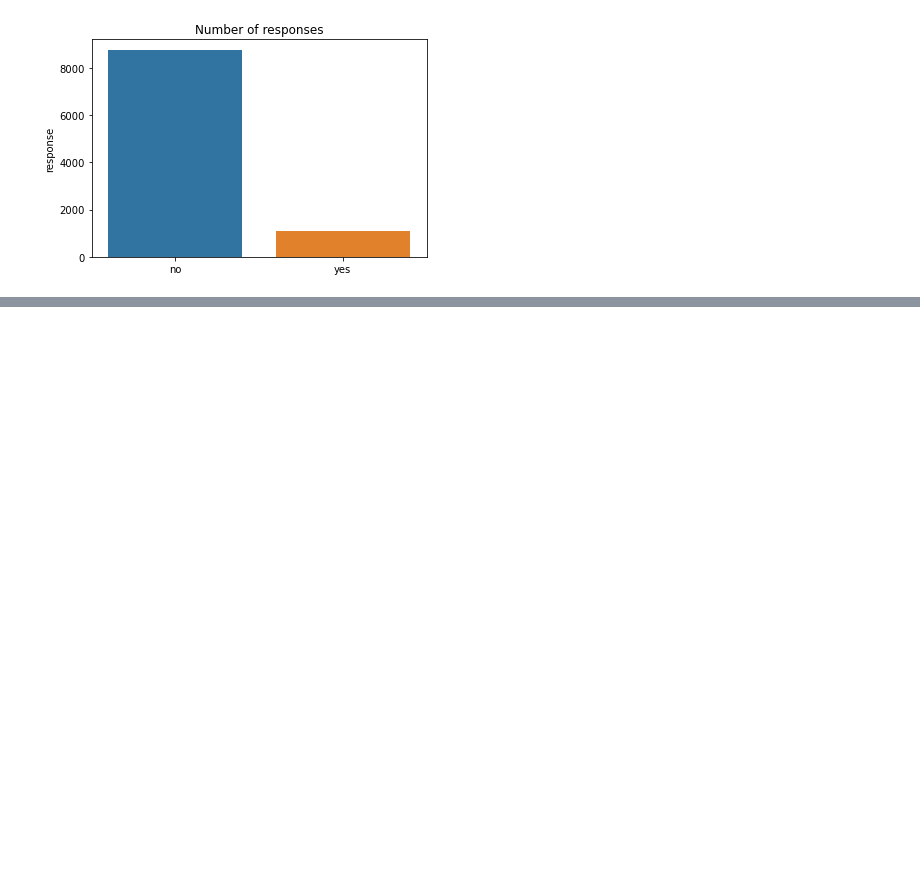
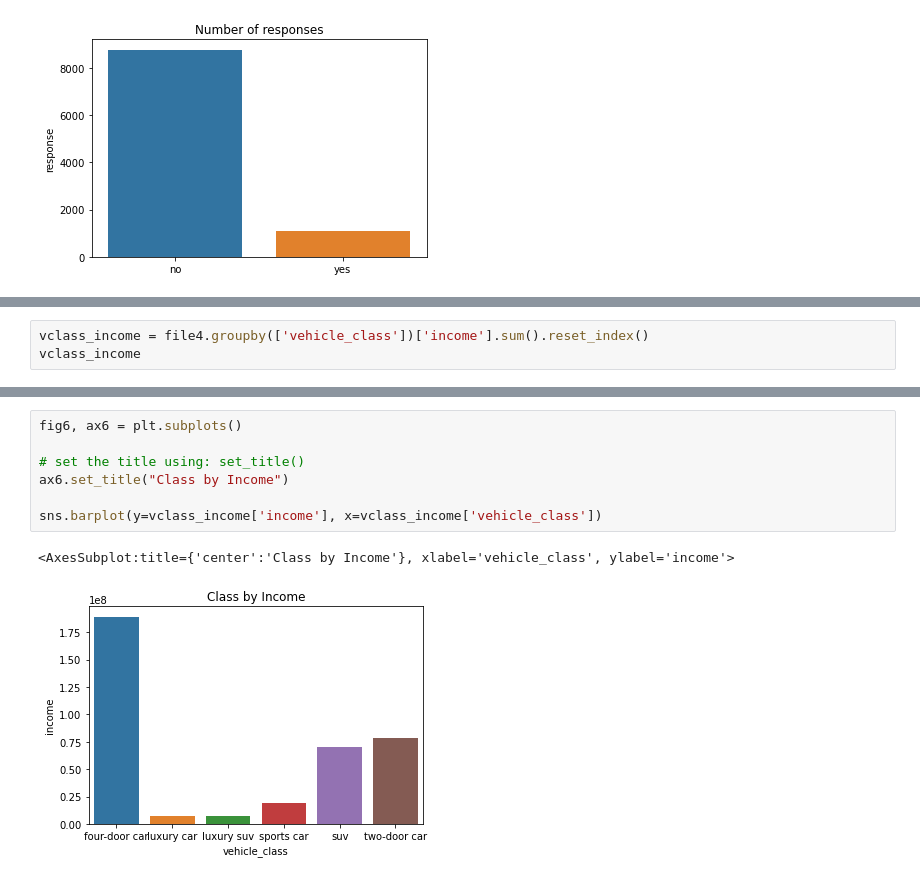
Before and after one commit to Rene-Stuedemann/IronRene, a Jupyter notebook: Ironhack Labs/Customer_Analysis_Case_Study/Notebook_Customer_Analysis_Case_Study_Rene.ipynb, the cells around one changed output, grey strips where cells are left out. Saved outputs shown, nothing was run; the diff lists cells and outputs as text; blank space fills up the shorter version.

```diff
--- a/Ironhack Labs/Customer_Analysis_Case_Study/Notebook_Customer_Analysis_Case_Study_Rene.ipynb
+++ b/Ironhack Labs/Customer_Analysis_Case_Study/Notebook_Customer_Analysis_Case_Study_Rene.ipynb
@@ -1122,0 +1146,3 @@ Out of my data set I don't see a high correlation (greater than 0.9) between a p
+# %%
+vclass_income = file4.groupby(['vehicle_class'])['income'].sum().reset_index()
+vclass_income
@@ -1122,0 +1157,10 @@ Out of my data set I don't see a high correlation (greater than 0.9) between a p
+# %%
+fig6, ax6 = plt.subplots()
+
+# set the title using: set_title()
+ax6.set_title("Class by Income")
+
+sns.barplot(y=vclass_income['income'], x=vclass_income['vehicle_class'])
+# %% [output]
+<AxesSubplot:title={'center':'Class by Income'}, xlabel='vehicle_class', ylabel='income'>
+[figure, added]
```
Also changed, not shown: parts of 91 cells of this notebook, 3 other files.
